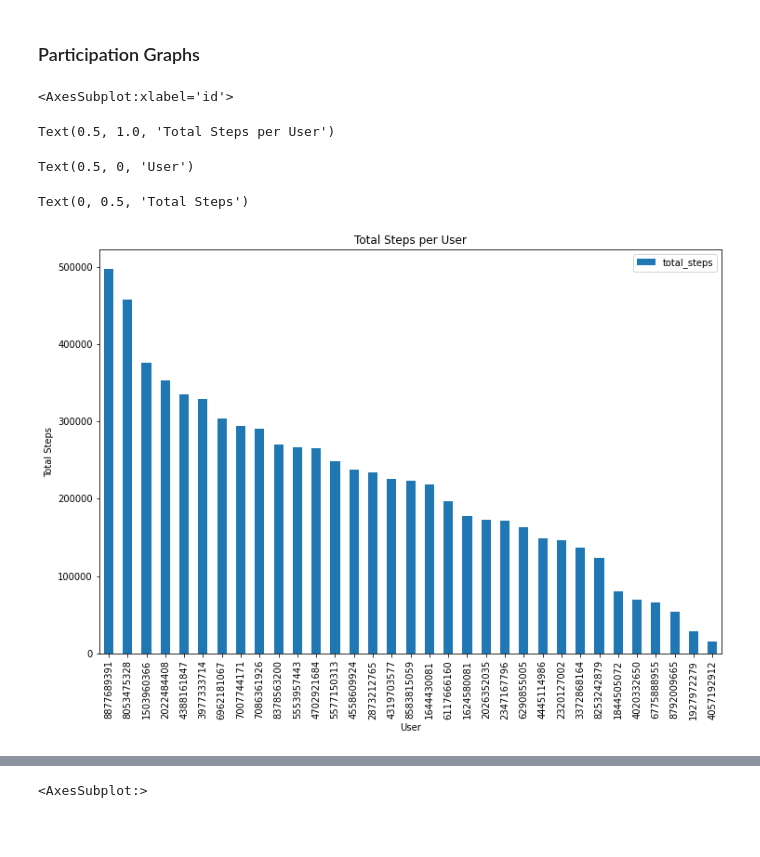
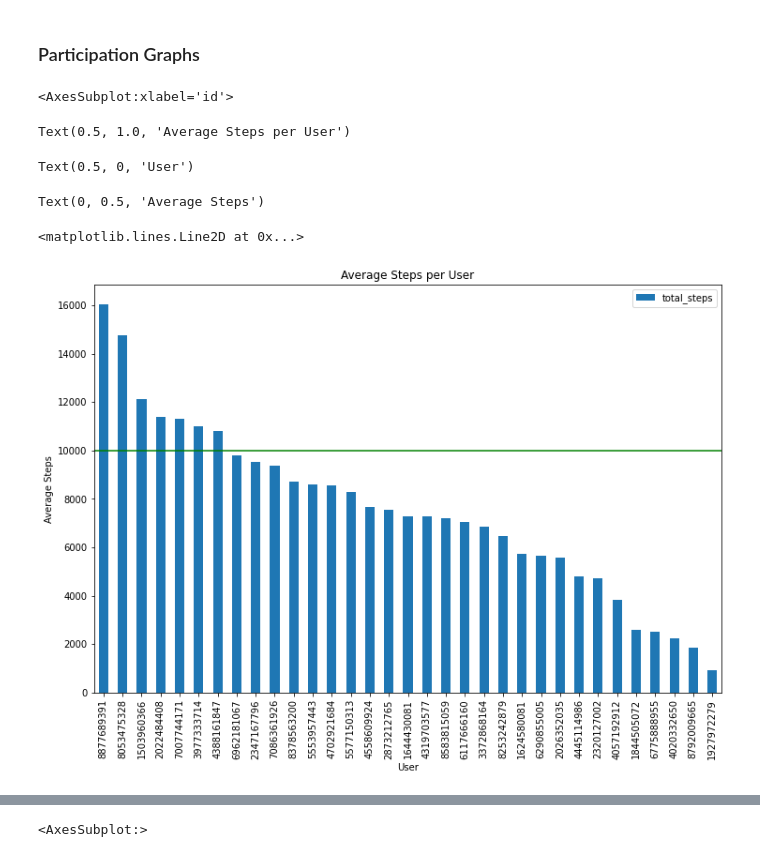
Before and after one commit to brandifalls/fitbit-data-analysis, a Jupyter notebook: fibit-analysis.ipynb, the cells around one changed output, grey strips where cells are left out. Saved outputs shown, nothing was run; the diff lists cells and outputs as text; code cells hidden in the pictures; blank space fills up the shorter version.

```diff
--- a/fibit-analysis.ipynb
+++ b/fibit-analysis.ipynb
@@ -670,17 +664,23 @@ plt.show()
 user_total_steps = updated_daily_activity.groupby('id')[["total_steps"]].sum().sort_values('total_steps', ascending = False)
 
 top_10_users = user_total_steps[:10]
+
+user_avg_steps = updated_daily_activity.groupby('id')[["total_steps"]].mean().sort_values('total_steps', ascending = False)
+
+top_10_users_mean = user_avg_steps[:10]
 # %%
-user_total_steps.plot(kind="bar")
-plt.title("Total Steps per User")
+user_avg_steps.plot(kind="bar")
+plt.title("Average Steps per User")
 plt.xlabel("User")
-plt.ylabel("Total Steps")
+plt.ylabel("Average Steps")
+plt.axhline(10000, color='green')
 # %% [output]
 <AxesSubplot:xlabel='id'>
-Text(0.5, 1.0, 'Total Steps per User')
+Text(0.5, 1.0, 'Average Steps per User')
 Text(0.5, 0, 'User')
-Text(0, 0.5, 'Total Steps')
+Text(0, 0.5, 'Average Steps')
+<matplotlib.lines.Line2D at 0x...>
-[figure, old version]
+[figure, new version]
 # %%
 #Participation
 updated_daily_activity['id'].value_counts().plot(kind='bar')
```
Also changed, not shown: parts of 38 cells of this notebook, 3 other files.
